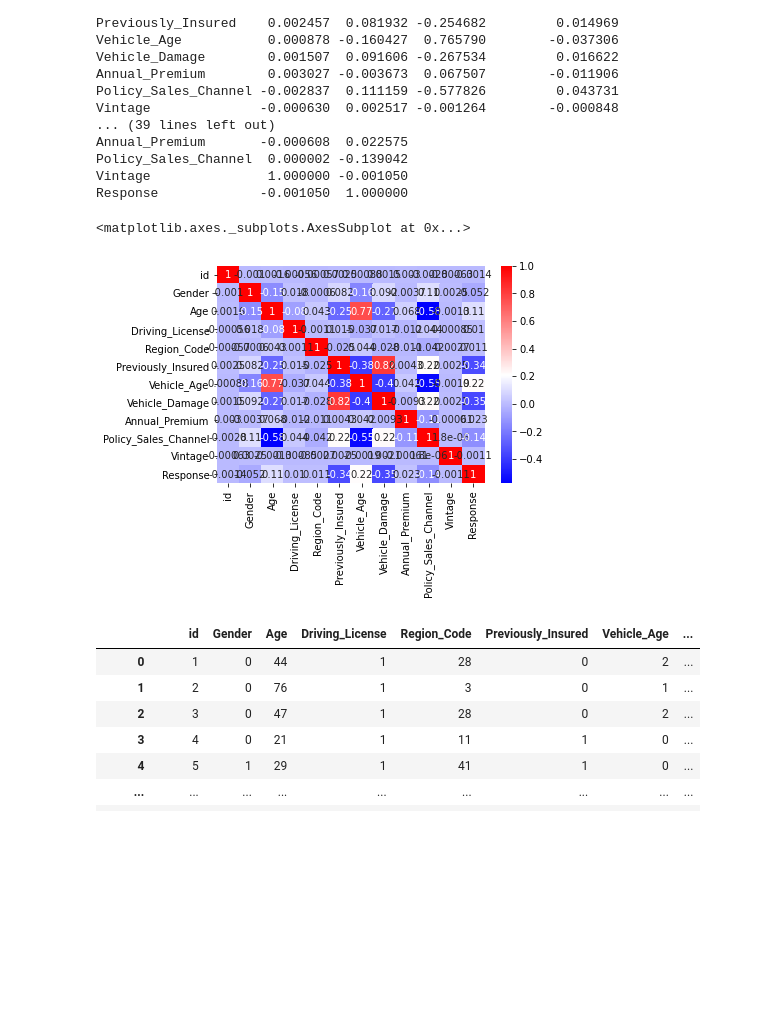
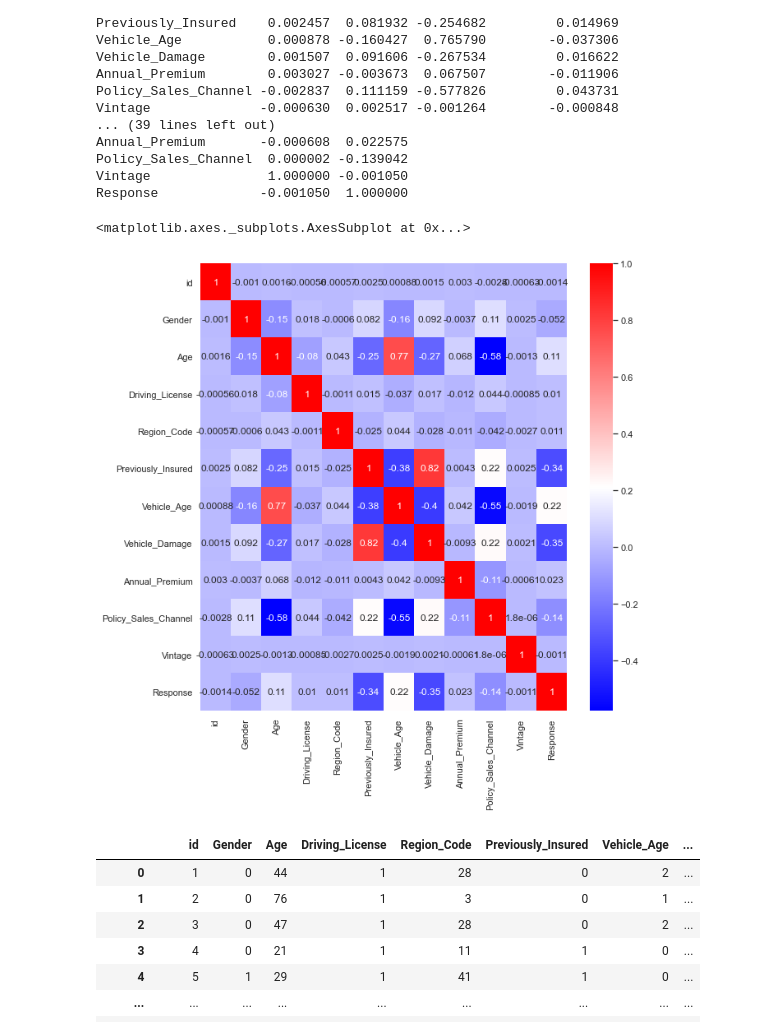
Before and after one commit to Kimjaso/Health-Insurance-Cross-sell, a Jupyter notebook: FinalProject.ipynb, the cells around one changed output. Drawn from its saved outputs; the diff is of its cells as text; code cells hidden in the pictures; blank space fills up the shorter version.

```diff
--- a/FinalProject.ipynb
+++ b/FinalProject.ipynb
@@ -121,9 +131,12 @@ del fp['Vintage']
+# %%
+sns.set(font_scale=1)
 # %%
-#We are going to make a heat graph of multicollinearity for visual sake
+#We are going to make a heat graph of multicollinearity for visual's sake
+plt.figure(figsize=(10,10))
 sns.heatmap(multico, annot = True, cmap = 'bwr')
 # %% [output]
 <matplotlib.axes._subplots.AxesSubplot at 0x...>
-[figure, old version]
+[figure, new version]
 # %%
 fp
 # %% [output]
```
Also changed, not shown: parts of 159 cells of this notebook.
